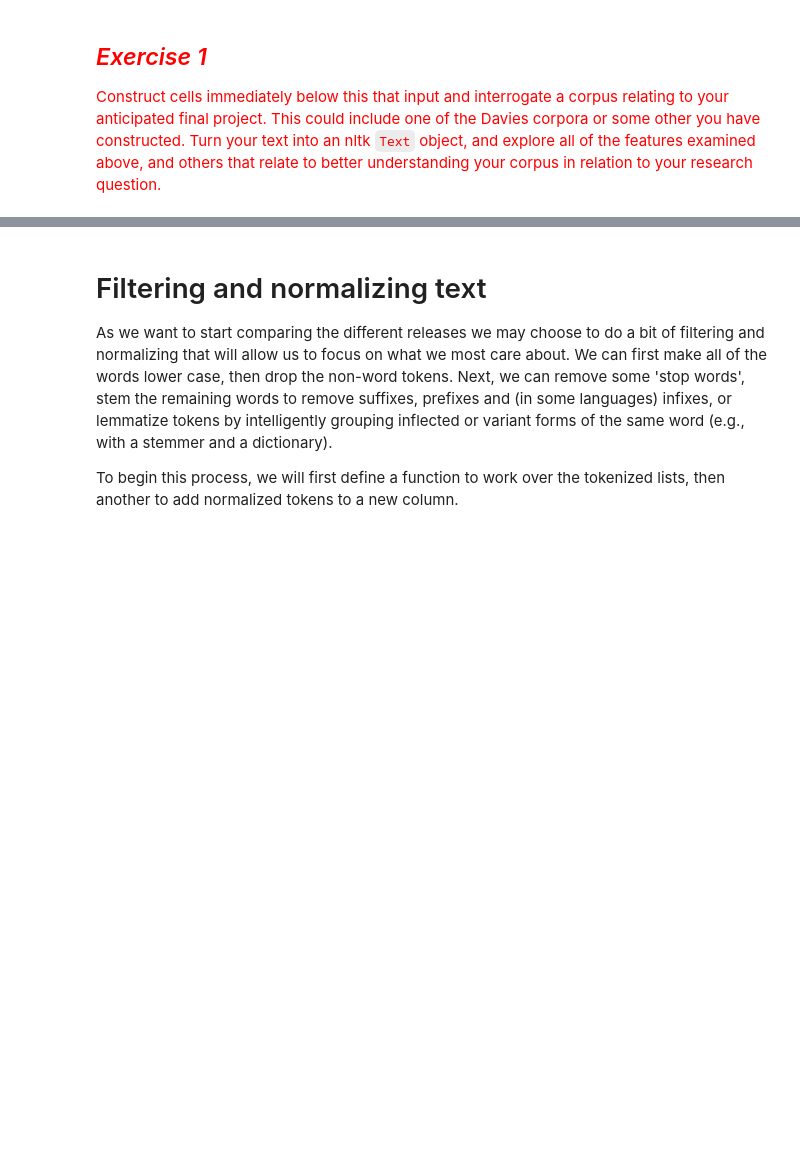
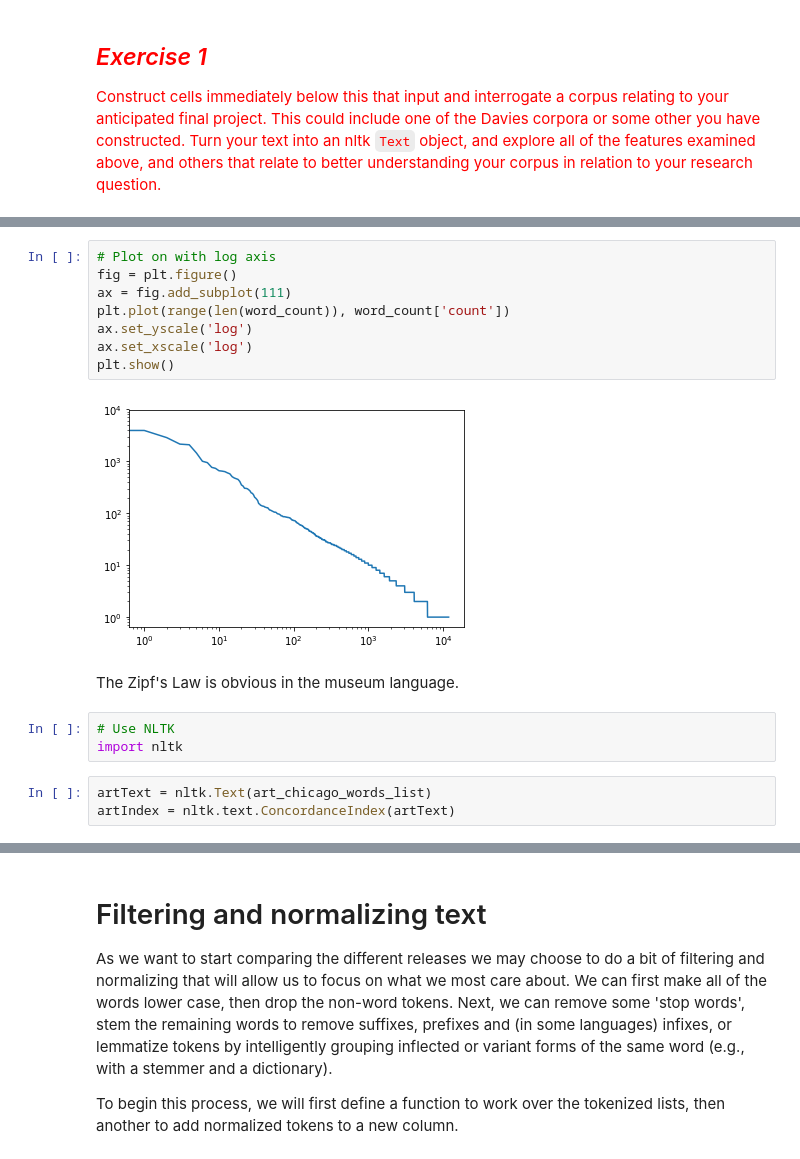
Before and after one commit to luxin-tian/Content-Analysis-2020, a Jupyter notebook: week-4/4-Counting-Words-Phrases_Exercise.ipynb, the cells around one changed output, grey strips where cells are left out. Saved outputs shown, nothing was run; the diff lists cells and outputs as text; blank space fills up the shorter version.

```diff
--- a/week-4/4-Counting-Words-Phrases_Exercise.ipynb
+++ b/week-4/4-Counting-Words-Phrases_Exercise.ipynb
@@ -473,0 +604,18 @@ whReleases
+# %%
+# Plot on with log axis
+fig = plt.figure()
+ax = fig.add_subplot(111)
+plt.plot(range(len(word_count)), word_count['count'])
+ax.set_yscale('log')
+ax.set_xscale('log')
+plt.show()
+# %% [output]
+[figure, added]
+# %% [markdown]
+The Zipf's Law is obvious in the museum language.
+# %%
+# Use NLTK
+import nltk
+# %%
+artText = nltk.Text(art_chicago_words_list)
+artIndex = nltk.text.ConcordanceIndex(artText)
```
Also changed, not shown: parts of 62 cells of this notebook, 1 other file.
